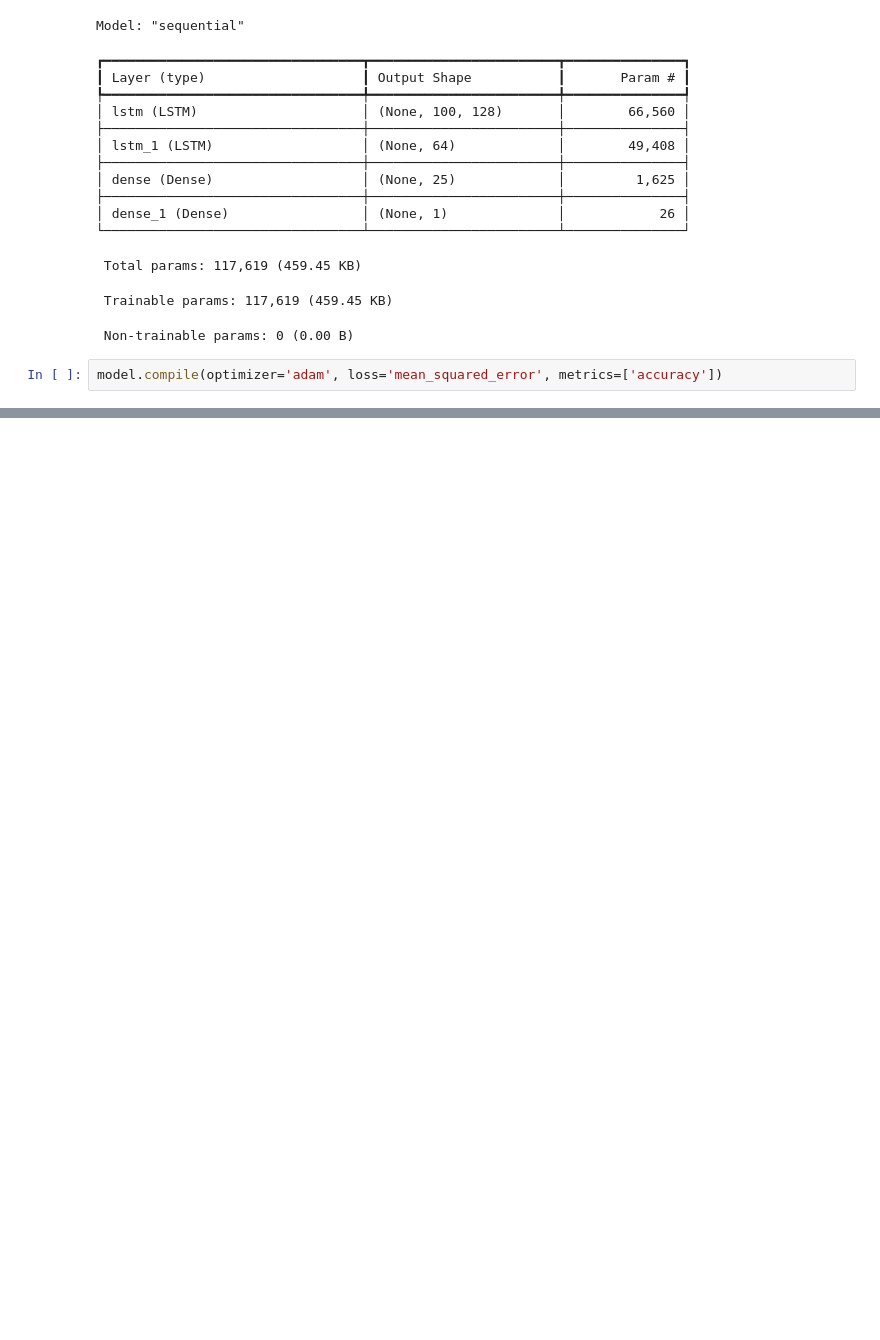
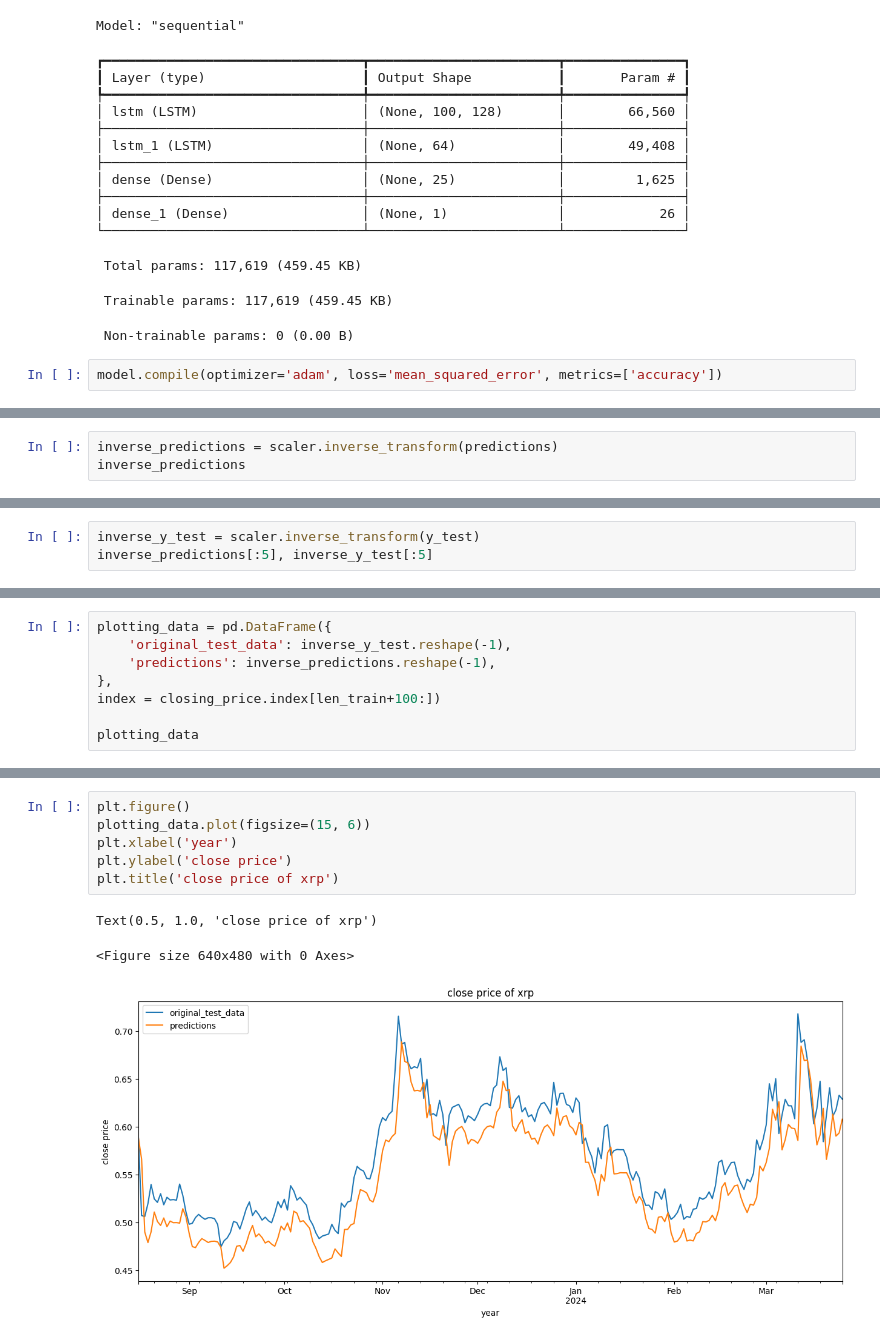
Before and after one commit to aivarasmink/ptu20_ml_reinforcement, a Jupyter notebook: ripple_prices_prediction_02/ripple.ipynb, the cells around one changed output, grey strips where cells are left out. Saved outputs shown, nothing was run; the diff lists cells and outputs as text; blank space fills up the shorter version.

```diff
--- a/ripple_prices_prediction_02/ripple.ipynb
+++ b/ripple_prices_prediction_02/ripple.ipynb
@@ -311,0 +312,3 @@ array([[0.15303515],
+# %%
+inverse_predictions = scaler.inverse_transform(predictions)
+inverse_predictions
@@ -311,0 +333,3 @@ array([[0.15303515],
+# %%
+inverse_y_test = scaler.inverse_transform(y_test)
+inverse_predictions[:5], inverse_y_test[:5]
@@ -311,0 +347,8 @@ array([[0.15303515],
+# %%
+plotting_data = pd.DataFrame({
+    'original_test_data': inverse_y_test.reshape(-1),
+    'predictions': inverse_predictions.reshape(-1),
+},
+index = closing_price.index[len_train+100:])
+
+plotting_data
@@ -311,0 +370,10 @@ array([[0.15303515],
+# %%
+plt.figure()
+plotting_data.plot(figsize=(15, 6))
+plt.xlabel('year')
+plt.ylabel('close price')
+plt.title('close price of xrp')
+# %% [output]
+Text(0.5, 1.0, 'close price of xrp')
+<Figure size 640x480 with 0 Axes>
+[figure, added]
```
Also changed, not shown: parts of 16 cells of this notebook.
